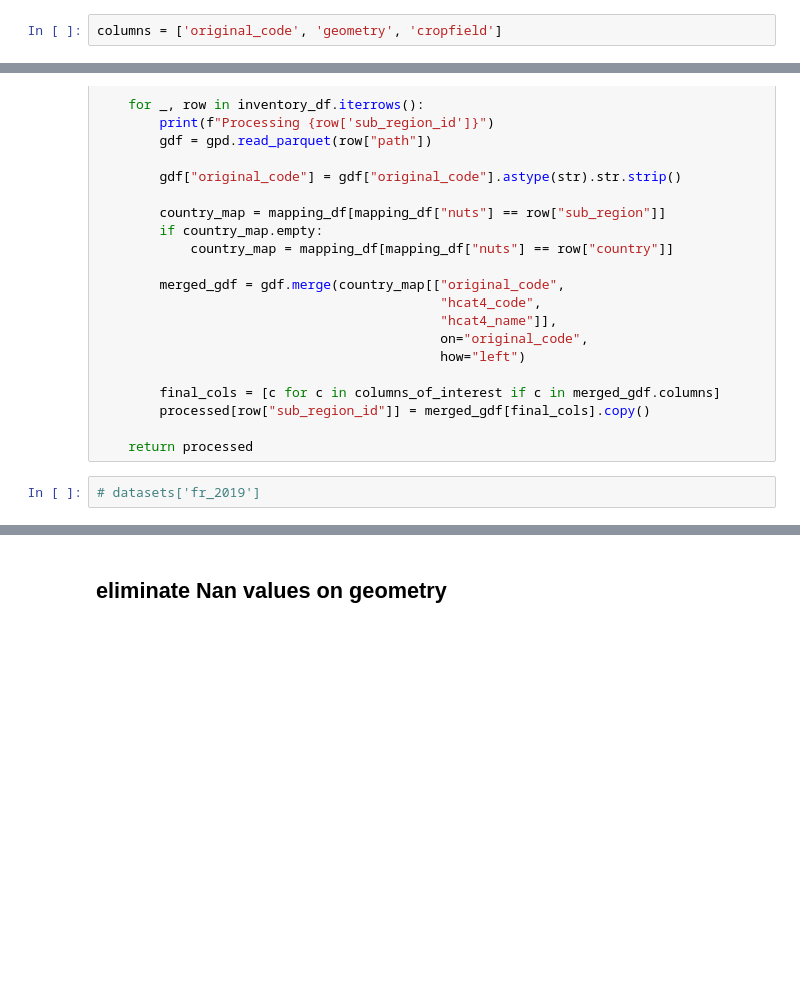
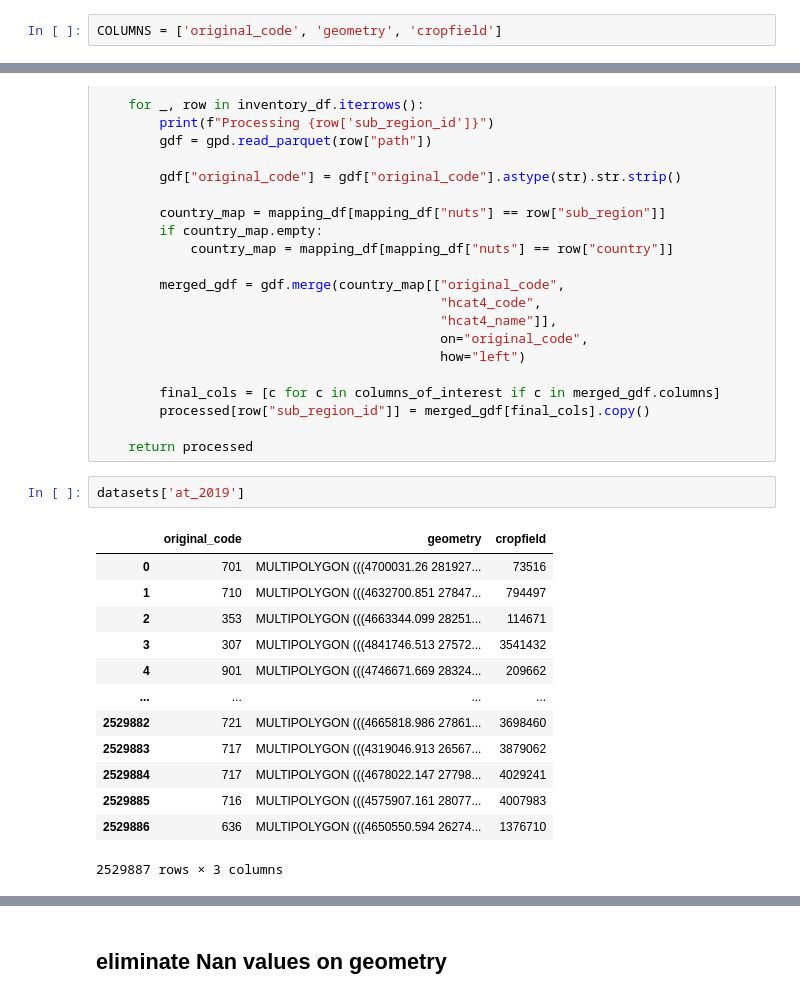
Before and after one commit to beatrizbsperes/SpatialTemporal_generalization_of_SITS_FM, a Jupyter notebook: 1_dataset_explorer.ipynb, the cells around one changed output, grey strips where cells are left out. Cells and saved outputs as stored; diff of their text form; blank space fills up the shorter version.

```diff
--- a/1_dataset_explorer.ipynb
+++ b/1_dataset_explorer.ipynb
@@ -66,7 +69,7 @@ available_datasets
 # # see what columns we have on the datasets
 # gpd.read_parquet(available_datasets['path'][0]).head(3)
 # %%
-columns = ['original_code', 'geometry', 'cropfield']
+COLUMNS = ['original_code', 'geometry', 'cropfield']
 # %%
 def load_and_filter_datasets(dataframe, columns_of_interest):
     processed = {}
@@ -115,5 +124,19 @@ def load_and_map_datasets(inventory_df, mapping_csv_path, columns_of_interest):
 
     return processed
 # %%
-# datasets['fr_2019']
+datasets['at_2019']
+# %% [output]
+|  | original_code | geometry | cropfield |
+| 0 | 701 | MULTIPOLYGON (((4700031.26 281927... | 73516 |
+| 1 | 710 | MULTIPOLYGON (((4632700.851 27847... | 794497 |
+| 2 | 353 | MULTIPOLYGON (((4663344.099 28251... | 114671 |
+| 3 | 307 | MULTIPOLYGON (((4841746.513 27572... | 3541432 |
+| 4 | 901 | MULTIPOLYGON (((4746671.669 28324... | 209662 |
+| ... | ... | ... | ... |
+| 2529882 | 721 | MULTIPOLYGON (((4665818.986 27861... | 3698460 |
+| 2529883 | 717 | MULTIPOLYGON (((4319046.913 26567... | 3879062 |
+| 2529884 | 717 | MULTIPOLYGON (((4678022.147 27798... | 4029241 |
+| 2529885 | 716 | MULTIPOLYGON (((4575907.161 28077... | 4007983 |
+| 2529886 | 636 | MULTIPOLYGON (((4650550.594 26274... | 1376710 |
+2529887 rows × 3 columns
 # %%
```
Also changed, not shown: parts of 39 cells of this notebook, 26 other files.
